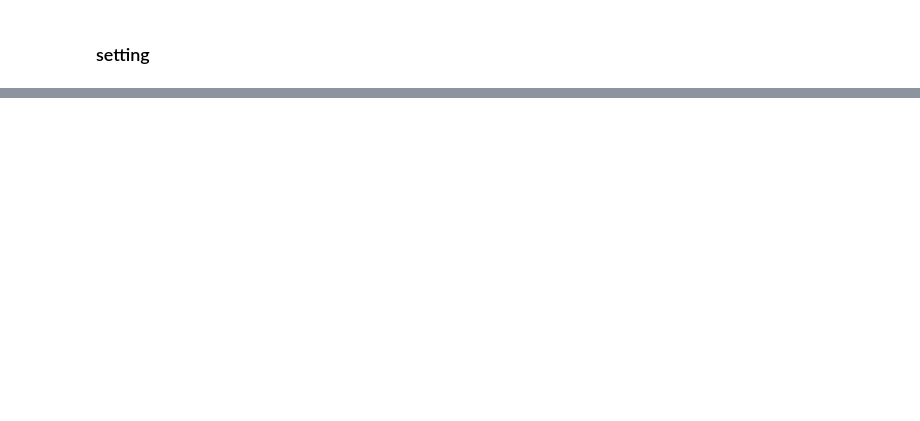
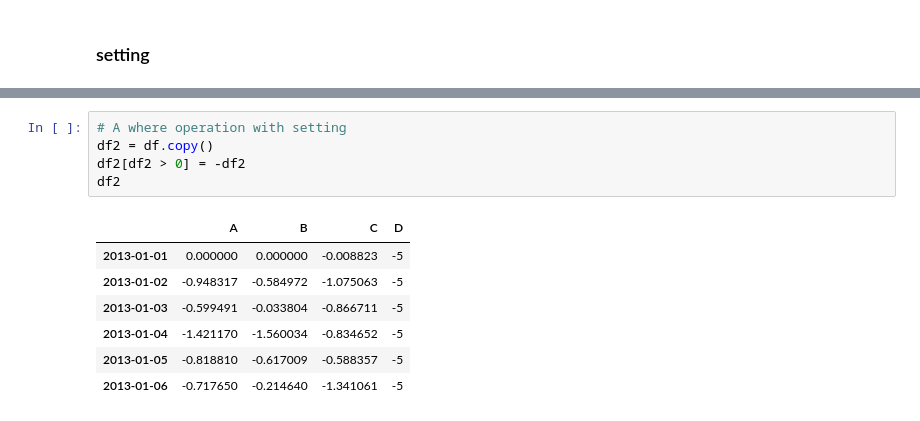
Before and after one commit to heemokyim/dsschool-study-notebook, a Jupyter notebook: 2nd-week-titanic/10min_pandas.ipynb, the cells around one changed output, grey strips where cells are left out. Drawn from its saved outputs; the diff is of its cells as text; blank space fills up the shorter version.

```diff
--- a/2nd-week-titanic/10min_pandas.ipynb
+++ b/2nd-week-titanic/10min_pandas.ipynb
@@ -255,0 +291,13 @@ df2
+# %%
+# A where operation with setting
+df2 = df.copy()
+df2[df2 > 0] = -df2
+df2
+# %% [output]
+|  | A | B | C | D |
+| 2013-01-01 | 0.000000 | 0.000000 | -0.008823 | -5 |
+| 2013-01-02 | -0.948317 | -0.584972 | -1.075063 | -5 |
+| 2013-01-03 | -0.599491 | -0.033804 | -0.866711 | -5 |
+| 2013-01-04 | -1.421170 | -1.560034 | -0.834652 | -5 |
+| 2013-01-05 | -0.818810 | -0.617009 | -0.588357 | -5 |
+| 2013-01-06 | -0.717650 | -0.214640 | -1.341061 | -5 |
```
Also changed, not shown: parts of 38 cells of this notebook.
